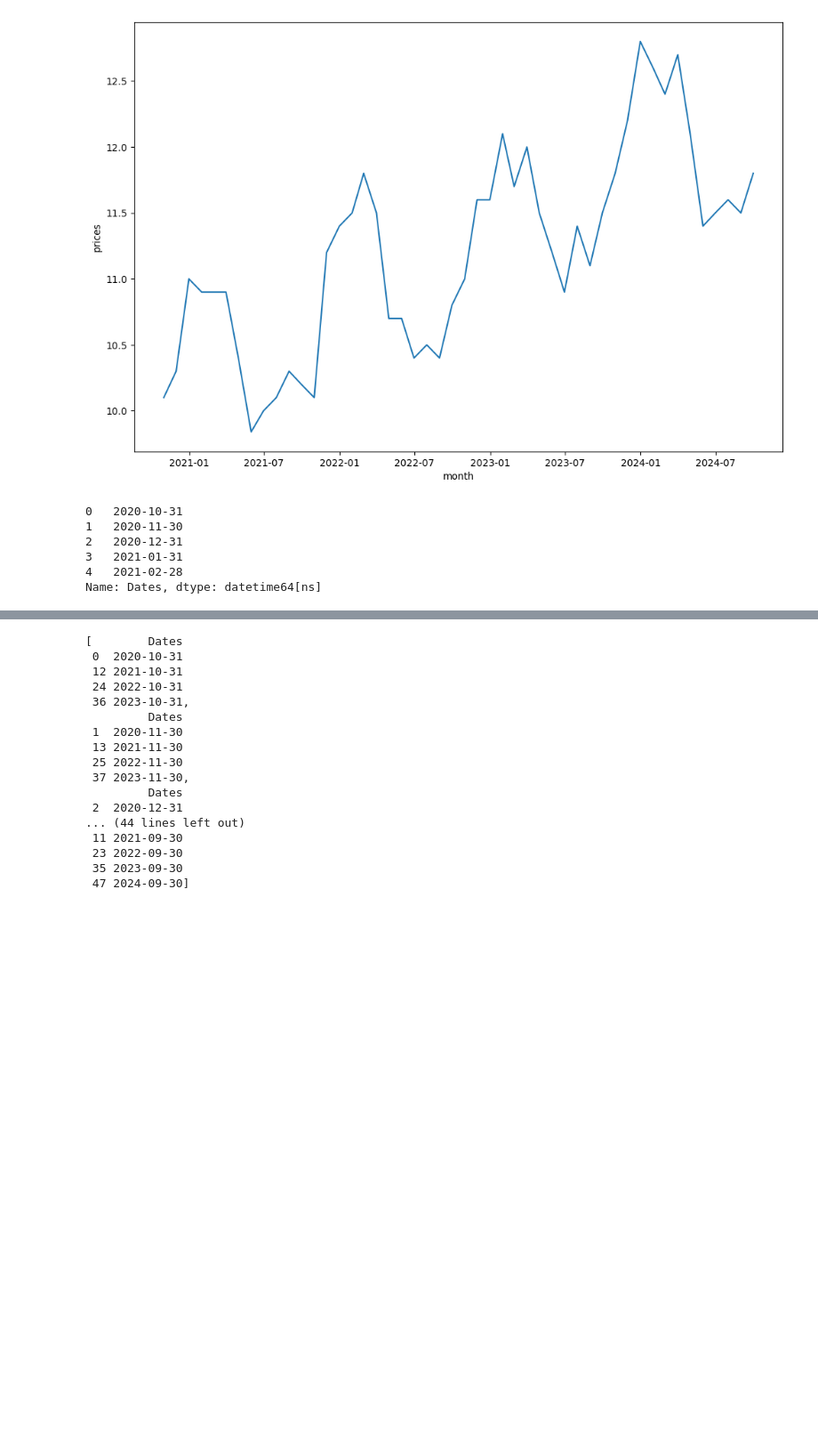
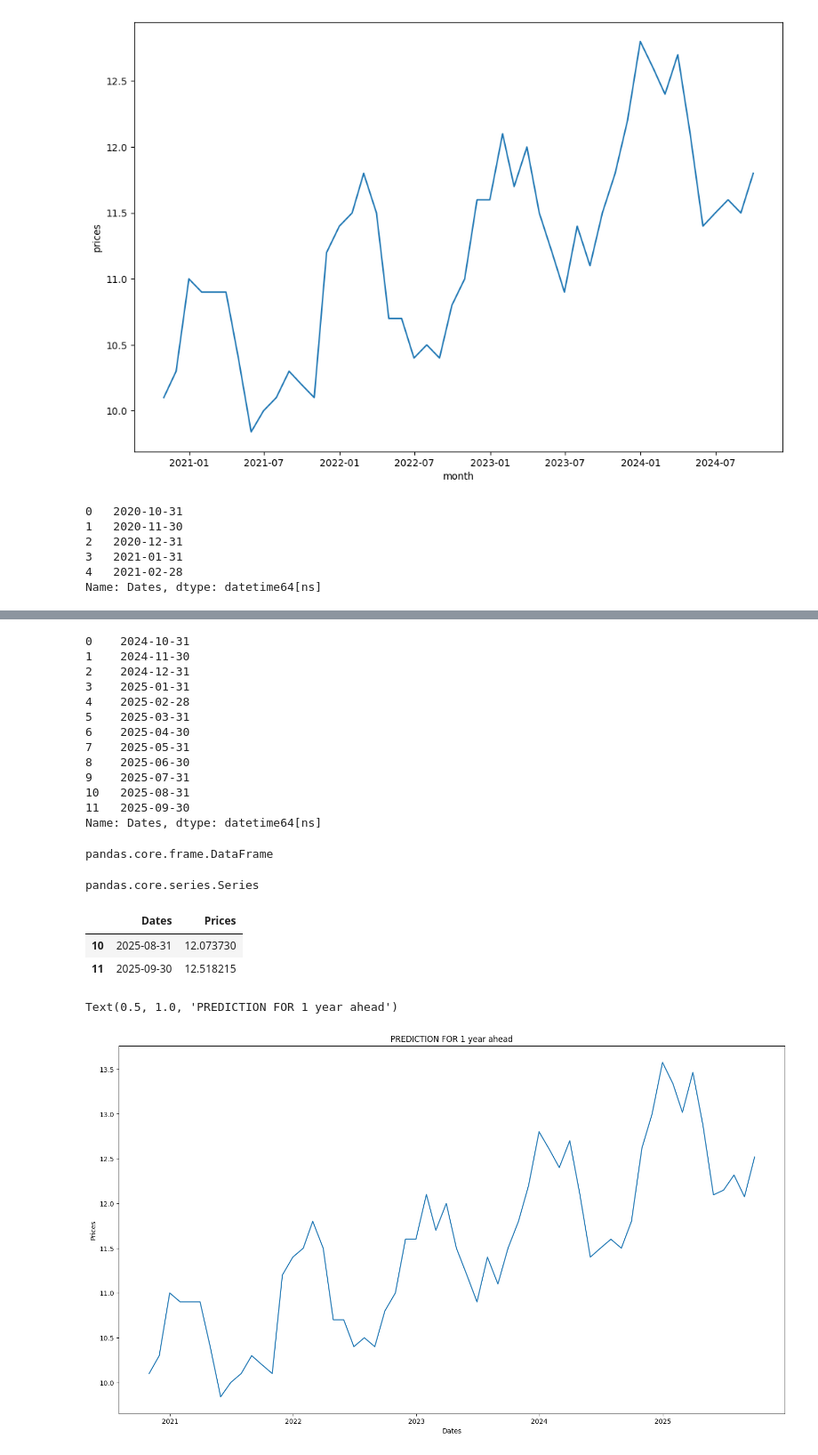
Before and after one commit to semingrai/Quantitative-Research-JPMorgan-Virtual-Simulation, a Jupyter notebook: nat_gas.ipynb, the cells around one changed output, grey strips where cells are left out. Shown at 89% size. Cells and saved outputs as stored; diff of their text form; code cells hidden in the pictures; blank space fills up the shorter version.

Commit message:
Made a plot for 1 year ahead prediction

```diff
--- a/nat_gas.ipynb
+++ b/nat_gas.ipynb
@@ -71,4 +52,4 @@ next_year = []
 for i in range(12):
     next_year.append(price_record[i].std()+price_record[i].max())
 # %%
-pd.DataFrame(data=next_year)
+price = pd.DataFrame(data=next_year)
@@ -95,20 +56,44 @@ dtype: object
+# %%
+end_time = pd.to_datetime('2024-09-30')
+future_dates = pd.Series((pd.date_range(start=end_time + pd.offsets.MonthEnd(1), periods=(12), freq='M')), name='Dates')
 # %%
-month_record
+future_dates
 # %% [output]
-[        Dates
- 0  2020-10-31
- 12 2021-10-31
- 24 2022-10-31
- 36 2023-10-31,
-         Dates
- 1  2020-11-30
- 13 2021-11-30
- 25 2022-11-30
- 37 2023-11-30,
-         Dates
- 2  2020-12-31
-... (44 lines left out)
- 11 2021-09-30
- 23 2022-09-30
- 35 2023-09-30
- 47 2024-09-30]
+0    2024-10-31
+1    2024-11-30
+2    2024-12-31
+3    2025-01-31
+4    2025-02-28
+5    2025-03-31
+6    2025-04-30
+7    2025-05-31
+8    2025-06-30
+9    2025-07-31
+10   2025-08-31
+11   2025-09-30
+Name: Dates, dtype: datetime64[ns]
+# %%
+future_predictions = pd.concat([future_dates, price], axis=1)
+# %%
+type(price)
+# %% [output]
+pandas.core.frame.DataFrame
+# %%
+type(future_dates)
+# %% [output]
+pandas.core.series.Series
+# %%
+new_data = pd.concat([data,future_predictions])
+# %%
+new_data.tail(2)
+# %% [output]
+|  | Dates | Prices |
+| 10 | 2025-08-31 | 12.073730 |
+| 11 | 2025-09-30 | 12.518215 |
+# %%
+plt.figure(figsize=(18,10))
+sns.lineplot(x=new_data['Dates'], y=new_data['Prices'])
+plt.title("PREDICTION FOR 1 year ahead")
+# %% [output]
+Text(0.5, 1.0, 'PREDICTION FOR 1 year ahead')
+[figure, added]
```
Also changed, not shown: parts of 6 cells of this notebook.
